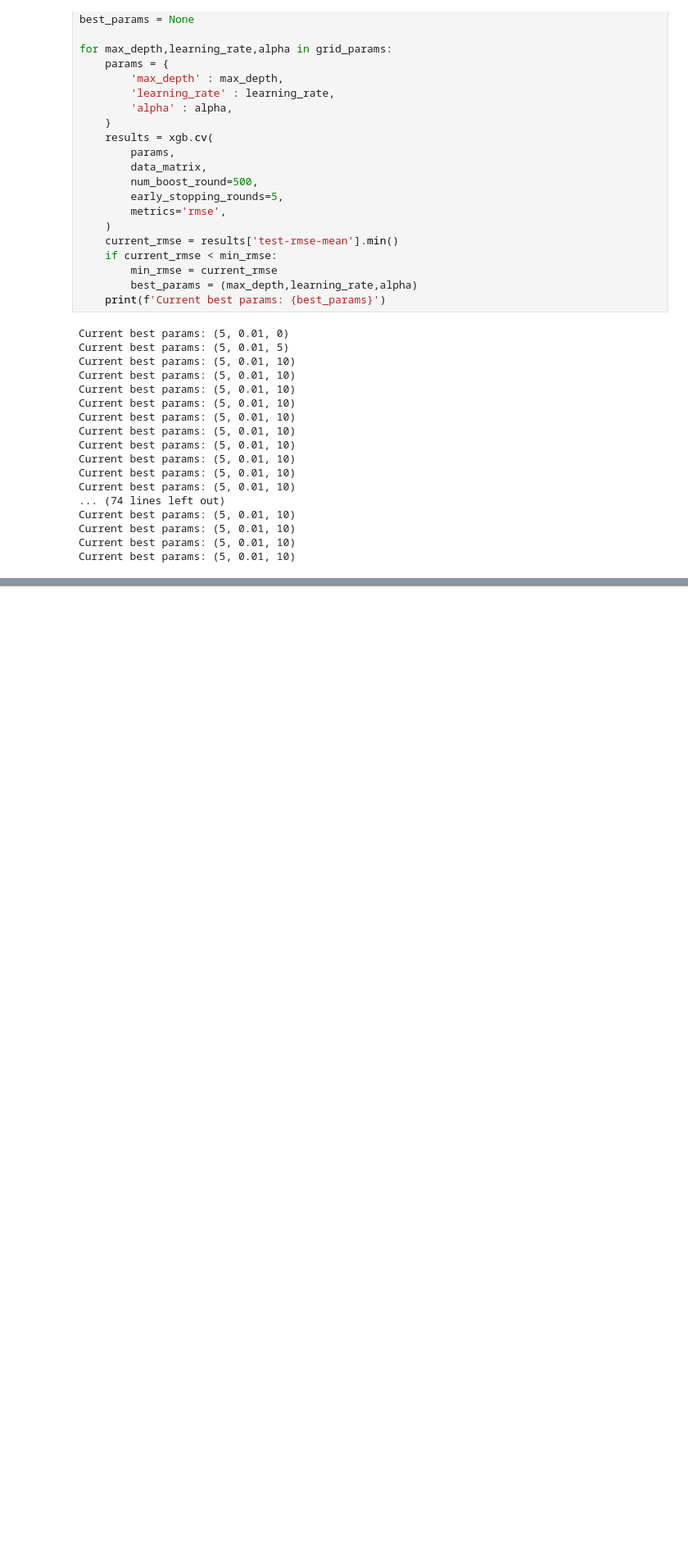
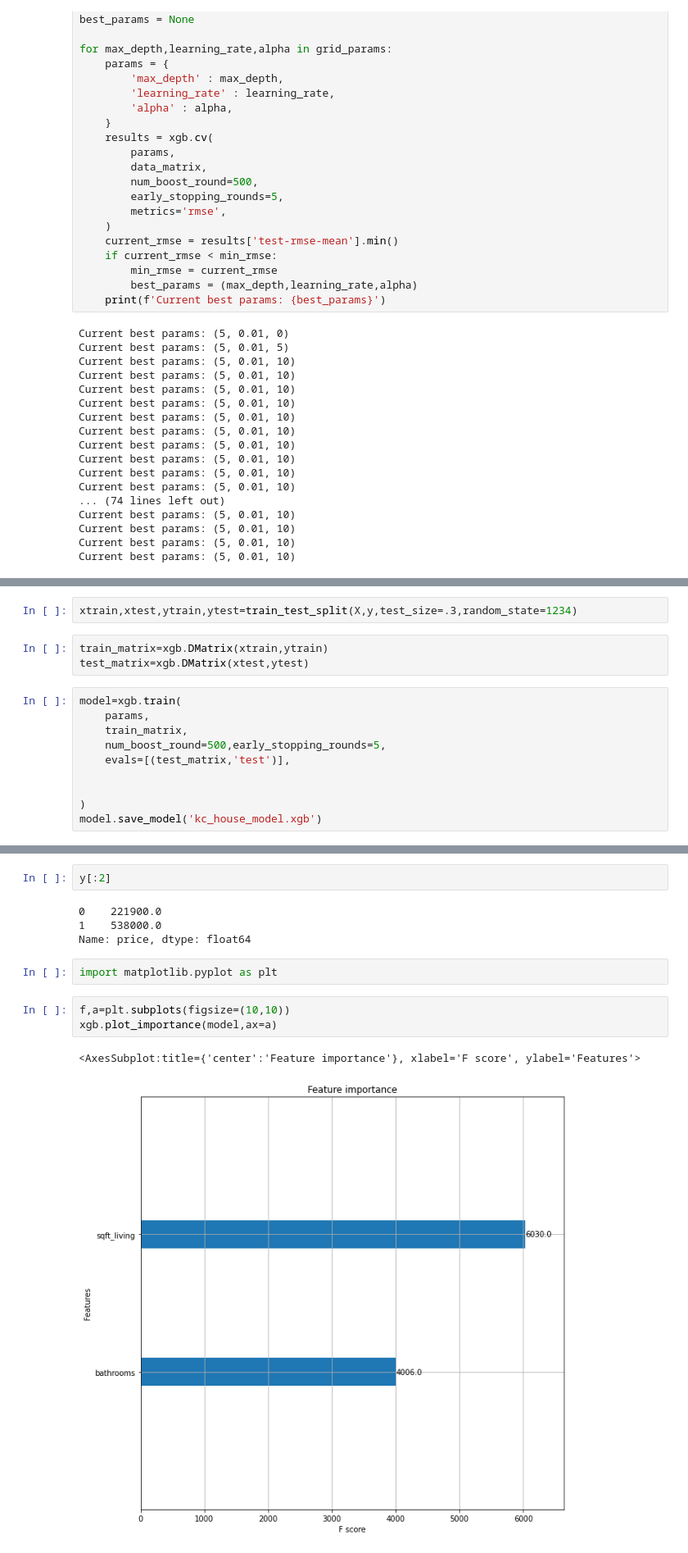
Before and after one commit to kashishjais/Machine-Learning, a Jupyter notebook: supervised/boosting.ipynb, the cells around one changed output, grey strips where cells are left out. Shown: that part at 82% size. Drawn from its saved outputs; the diff is of its cells as text; blank space fills up the shorter version.

```diff
--- a/supervised/boosting.ipynb
+++ b/supervised/boosting.ipynb
@@ -146,0 +149,15 @@ Current best params: (5, 0.01, 10)
+# %%
+xtrain,xtest,ytrain,ytest=train_test_split(X,y,test_size=.3,random_state=1234)
+# %%
+train_matrix=xgb.DMatrix(xtrain,ytrain)
+test_matrix=xgb.DMatrix(xtest,ytest)
+# %%
+model=xgb.train(
+    params,
+    train_matrix,
+    num_boost_round=500,early_stopping_rounds=5,
+    evals=[(test_matrix,'test')],
+
+
+)
+model.save_model('kc_house_model.xgb')
@@ -146,0 +195,14 @@ Current best params: (5, 0.01, 10)
+# %%
+y[:2]
+# %% [output]
+0    221900.0
+1    538000.0
+Name: price, dtype: float64
+# %%
+import matplotlib.pyplot as plt
+# %%
+f,a=plt.subplots(figsize=(10,10))
+xgb.plot_importance(model,ax=a)
+# %% [output]
+<AxesSubplot:title={'center':'Feature importance'}, xlabel='F score', ylabel='Features'>
+[figure, added]
```
Also changed, not shown: parts of 11 cells of this notebook, 3 other files.
